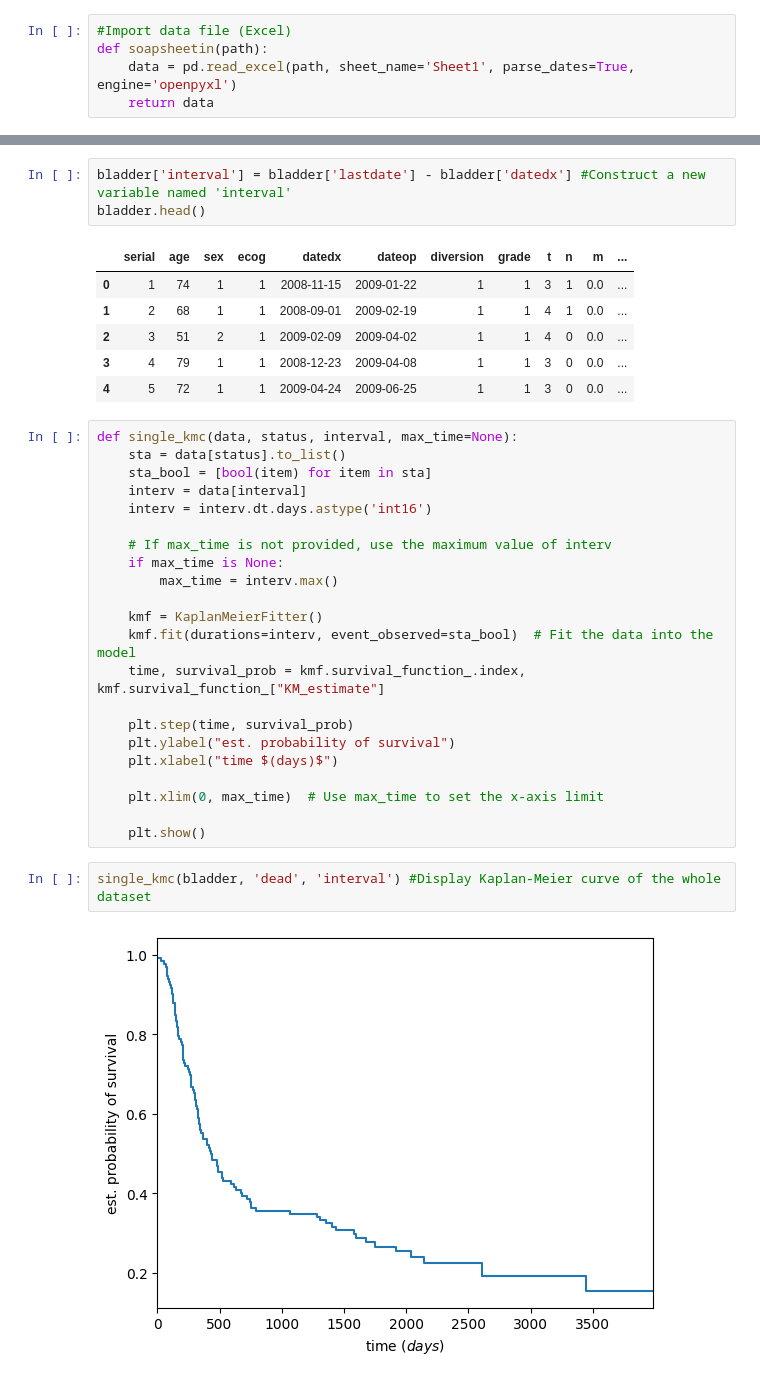
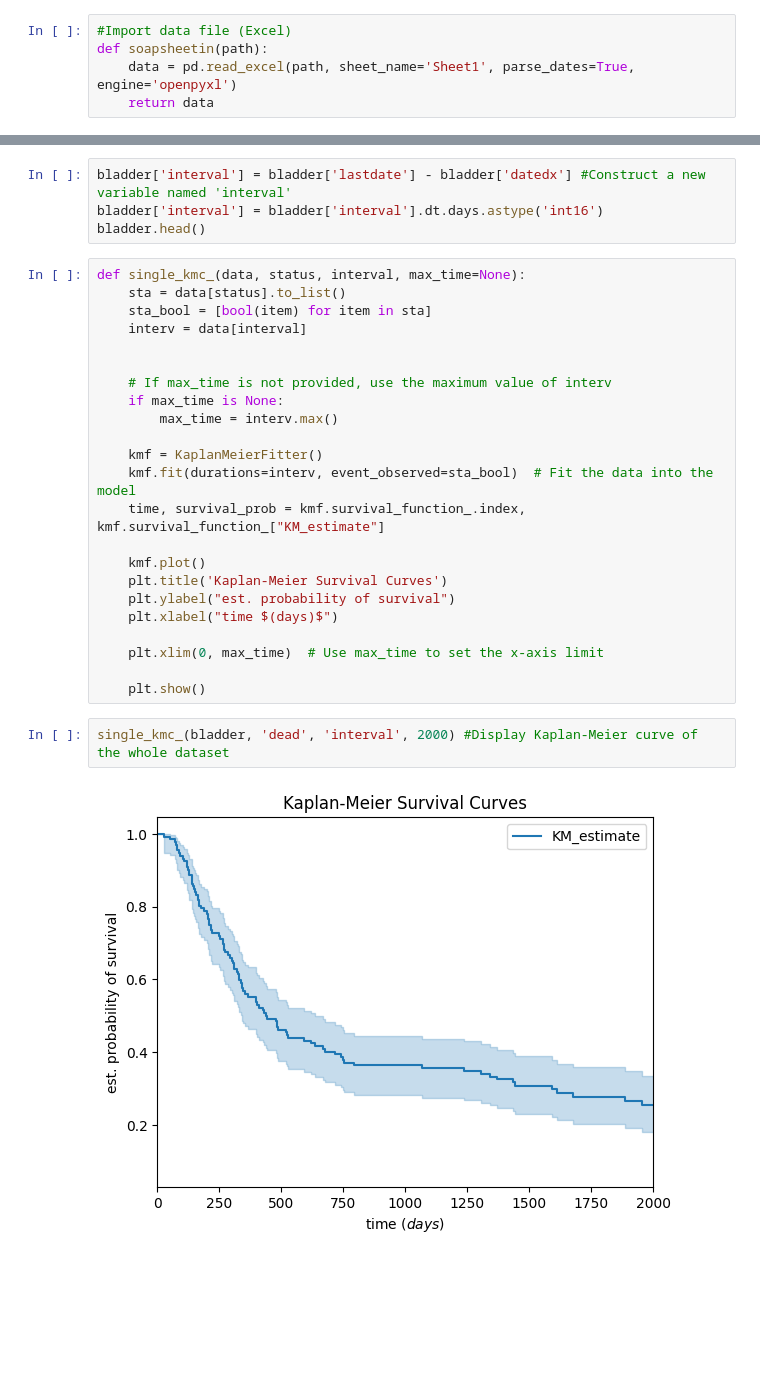
Before and after one commit to sasurasa/soda_ep1, a Jupyter notebook: soda_1_survival.ipynb, the cells around one changed output, grey strips where cells are left out. Drawn from its saved outputs; the diff is of its cells as text; blank space fills up the shorter version.

```diff
--- a/soda_1_survival.ipynb
+++ b/soda_1_survival.ipynb
@@ -47,19 +40,13 @@ bladder.head() #See the data structure
 # %%
 bladder['interval'] = bladder['lastdate'] - bladder['datedx'] #Construct a new variable named 'interval'
+bladder['interval'] = bladder['interval'].dt.days.astype('int16')
 bladder.head()
-# %% [output]
-|  | serial | age | sex | ecog | datedx | dateop | diversion | grade | t | n | m | ... |
-| 0 | 1 | 74 | 1 | 1 | 2008-11-15 | 2009-01-22 | 1 | 1 | 3 | 1 | 0.0 | ... |
-| 1 | 2 | 68 | 1 | 1 | 2008-09-01 | 2009-02-19 | 1 | 1 | 4 | 1 | 0.0 | ... |
-| 2 | 3 | 51 | 2 | 1 | 2009-02-09 | 2009-04-02 | 1 | 1 | 4 | 0 | 0.0 | ... |
-| 3 | 4 | 79 | 1 | 1 | 2008-12-23 | 2009-04-08 | 1 | 1 | 3 | 0 | 0.0 | ... |
-| 4 | 5 | 72 | 1 | 1 | 2009-04-24 | 2009-06-25 | 1 | 1 | 3 | 0 | 0.0 | ... |
 # %%
-def single_kmc(data, status, interval, max_time=None):
+def single_kmc_(data, status, interval, max_time=None):
     sta = data[status].to_list()
     sta_bool = [bool(item) for item in sta]
     interv = data[interval]
-    interv = interv.dt.days.astype('int16')
+
 
     # If max_time is not provided, use the maximum value of interv
     if max_time is None:
@@ -69,7 +56,8 @@ def single_kmc(data, status, interval, max_time=None):
     kmf.fit(durations=interv, event_observed=sta_bool)  # Fit the data into the model
     time, survival_prob = kmf.survival_function_.index, kmf.survival_function_["KM_estimate"]
 
-    plt.step(time, survival_prob)
+    kmf.plot()
+    plt.title('Kaplan-Meier Survival Curves')
     plt.ylabel("est. probability of survival")
     plt.xlabel("time $(days)$")
 
@@ -77,6 +65,6 @@ def single_kmc(data, status, interval, max_time=None):
 
     plt.show()
 # %%
-single_kmc(bladder, 'dead', 'interval') #Display Kaplan-Meier curve of the whole dataset
+single_kmc_(bladder, 'dead', 'interval', 2000) #Display Kaplan-Meier curve of the whole dataset
 # %% [output]
-[figure, old version]
+[figure, new version]
```
Also changed, not shown: parts of 4 cells of this notebook.
